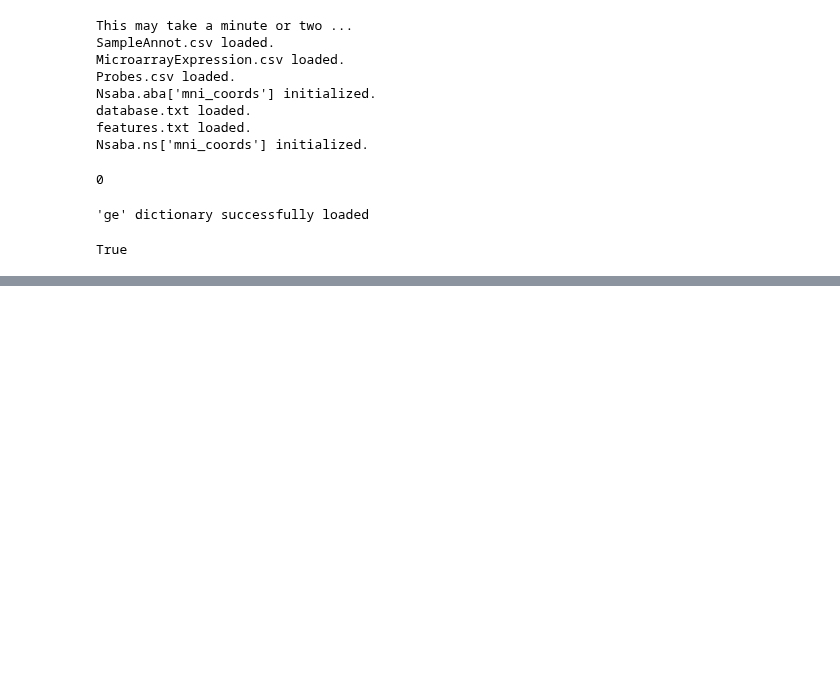
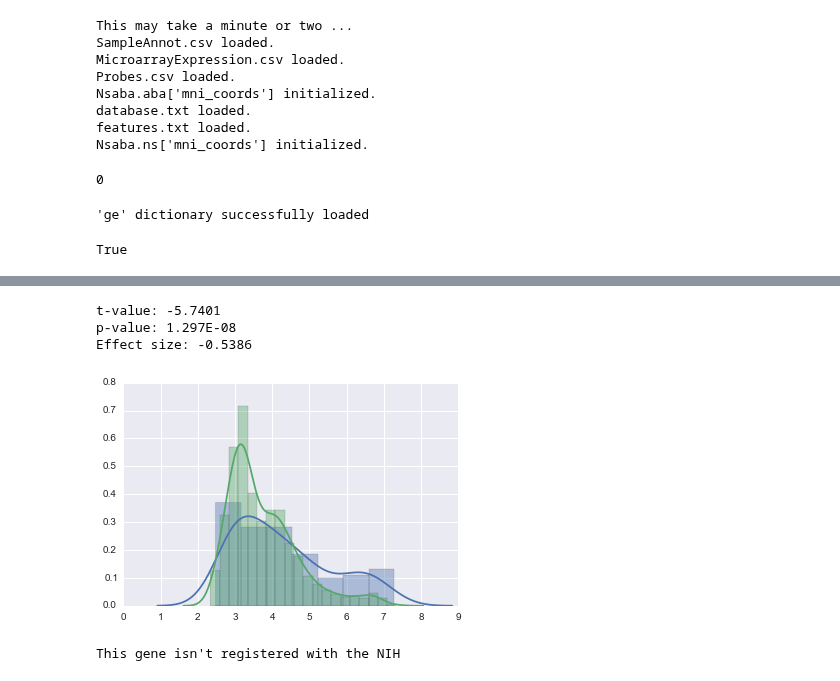
Before and after one commit to voytekresearch/nsaba, a Jupyter notebook: IPYNBs/nsaba_stats.ipynb, the cells around one changed output, grey strips where cells are left out. Saved outputs shown, nothing was run; the diff lists cells and outputs as text; code cells hidden in the pictures; blank space fills up the shorter version.

```diff
--- a/IPYNBs/nsaba_stats.ipynb
+++ b/IPYNBs/nsaba_stats.ipynb
@@ -97,0 +107,21 @@ sns.distplot(lt_thres);
+# %%
+# Combining it all ...
+
+def gene_term_ttest(gene, term, quant):
+    analmat = tnsaba.make_ge_ns_mat(term, [gene])
+    tsaba_df = pd.DataFrame(analmat)
+    thres = tsaba_df.quantile(quant)[1]
+    gt_thres = [row[0] for row in analmat if row[1] > thres]
+    lt_thres = [row[0] for row in analmat if row[1] <= thres]
+    # T-Test
+    print "t-value: %.4f \np-value: %.3E" % stats.ttest_ind(lt_thres, gt_thres)
+    print "Effect size: %.4f \n" % cohen_d(lt_thres,gt_thres,len(lt_thres),len(gt_thres))
+    sns.distplot(gt_thres);
+    sns.distplot(lt_thres);
+# %%
+gene_term_ttest(1813, 'reward', .85)
+# %% [output]
+t-value: -5.7401
+p-value: 1.297E-08
+Effect size: -0.5386
+[figure, added]
@@ -133,9 +162,11 @@ gene_p.sort(key=lambda ge: ge[1][0])
 # %%
-gene_dict = {}
+top_genes = []
 for i in xrange(top_id_return):
     try:
-        gene_dict[gene_p[i][0]] = (gene_p[i][1][1], nsaba.geneinfo.gene_info(str(gene_p[i][0]))[0])
+        top_genes.append( (gene_p[i][0], gene_p[i][1], gene_p[i][2], nsaba.geneinfo.gene_info(str(gene_p[i][0]))[0]) )
     except TypeError:
         continue
 ## Some ABA genes are not registered with NIH
+# %% [output]
+This gene isn't registered with the NIH
 # %%
```
Also changed, not shown: parts of 16 cells of this notebook.
